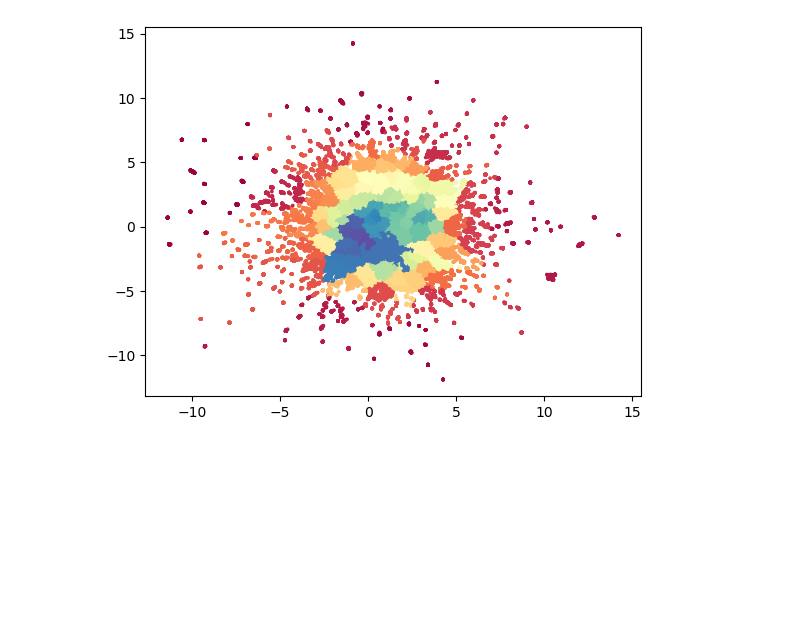
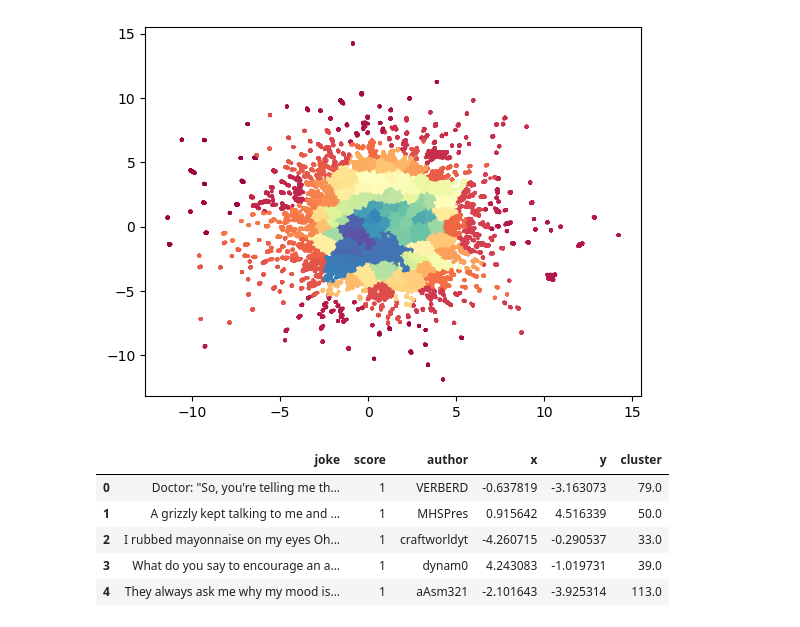
Before and after one commit to enjalot/latent-drafting, a Jupyter notebook: jupyter/reddit dadjokes.ipynb, the cells around one changed output. Drawn from its saved outputs; the diff is of its cells as text; code cells hidden in the pictures; blank space fills up the shorter version.

Commit message:
update dadjokes notebook

```diff
--- a/jupyter/reddit dadjokes.ipynb
+++ b/jupyter/reddit dadjokes.ipynb
@@ -135,3 +141,19 @@ plt.scatter(umap_embeddings[:, 0], umap_embeddings[:, 1], c=cluster_labels, s=3,
 [figure]
 # %%
 np.savetxt("../data/reddit_dadjokes-hdbscan.csv", clusterer.labels_, delimiter=",", header="cluster", comments="")
+# %%
+umap_embeddings_df = pd.read_csv("../data/reddit_dadjokes-umap.csv")
+clusters_df = pd.read_csv("../data/reddit_dadjokes-hdbscan.csv")
+# %%
+df = data[['joke', 'score', 'author']].copy()
+df['x'] = umap_embeddings_df['x']
+df['y'] = umap_embeddings_df['y']
+df['cluster'] = clusters_df['cluster']
+df.head()
+# %% [output]
+|  | joke | score | author | x | y | cluster |
+| 0 | Doctor: "So, you're telling me th... | 1 | VERBERD | -0.637819 | -3.163073 | 79.0 |
+| 1 | A grizzly kept talking to me and ... | 1 | MHSPres | 0.915642 | 4.516339 | 50.0 |
+| 2 | I rubbed mayonnaise on my eyes Oh... | 1 | craftworldyt | -4.260715 | -0.290537 | 33.0 |
+| 3 | What do you say to encourage an a... | 1 | dynam0 | 4.243083 | -1.019731 | 39.0 |
+| 4 | They always ask me why my mood is... | 1 | aAsm321 | -2.101643 | -3.925314 | 113.0 |
```
Also changed, not shown: parts of 2 cells of this notebook.
